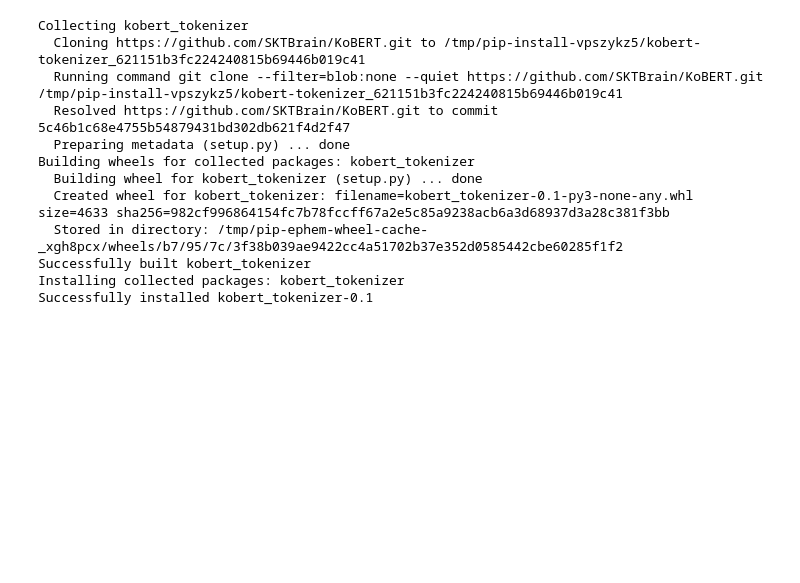
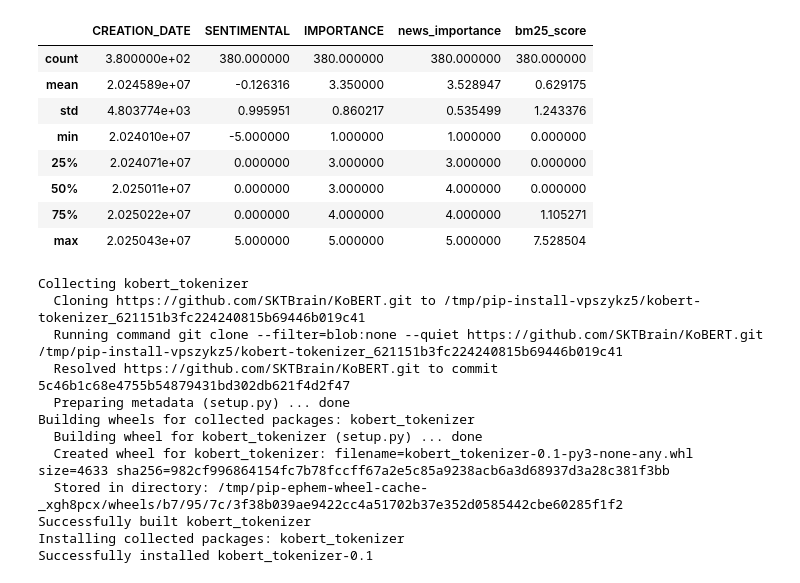
Before and after one commit to ares2012/temp, a Jupyter notebook: modeling2.ipynb, the cells around one changed output. Drawn from its saved outputs; the diff is of its cells as text; code cells hidden in the pictures; blank space fills up the shorter version.

```diff
--- a/modeling2.ipynb
+++ b/modeling2.ipynb
@@ -47,3 +38,37 @@ filtered_df = merged_df[merged_df['news_importance'] >= 4]
 #print(filtered_df)
 # %%
 !pip install rank_bm25 squarify --quiet --upgrade
+# %%
+from rank_bm25 import BM25Okapi
+
+# 문서 데이터
+#documents = filtered_df['CONTENTS'].tolist()
+documents = merged_df['CONTENTS'].tolist()
+
+# 문서를 토큰화
+def tokenizer(sent):
+  return sent.split(" ")
+tokenized_documents = [tokenizer(str(doc)) for doc in documents]
+
+# BM25 모델 생성
+bm25 = BM25Okapi(tokenized_documents)
+
+# 쿼리
+query = "철광석 공급망"
+tokenized_query = tokenizer(query)
+
+# 각 문서와 쿼리 간의 BM25 점수 계산
+scores = bm25.get_scores(tokenized_query)
+
+'''
+# 결과 출력
+for i, score in enumerate(scores):
+    print(f"Document {i + 1}: BM25 Score = {score:.4f}")
+'''
+
+print(bm25.get_top_n(tokenized_query, documents, n=2))
+
+# BM25 점수를 merged_df에 추가
+merged_df['bm25_score'] = scores
+# BM25 점수를 기준으로 내림차순 정렬
+sorted_df = merged_df.sort_values(by='bm25_score', ascending=False)
@@ -131,3 +102,15 @@ WARNING:matplotlib.font_manager:findfont: Font family 'NanumGothic' not found.
+# %%
+sorted_df.describe()
+# %% [output]
+|  | CREATION_DATE | SENTIMENTAL | IMPORTANCE | news_importance | bm25_score |
+| count | 3.800000e+02 | 380.000000 | 380.000000 | 380.000000 | 380.000000 |
+| mean | 2.024589e+07 | -0.126316 | 3.350000 | 3.528947 | 0.629175 |
+| std | 4.803774e+03 | 0.995951 | 0.860217 | 0.535499 | 1.243376 |
+| min | 2.024010e+07 | -5.000000 | 1.000000 | 1.000000 | 0.000000 |
+| 25% | 2.024071e+07 | 0.000000 | 3.000000 | 3.000000 | 0.000000 |
+| 50% | 2.025011e+07 | 0.000000 | 3.000000 | 4.000000 | 0.000000 |
+| 75% | 2.025022e+07 | 0.000000 | 4.000000 | 4.000000 | 1.105271 |
+| max | 2.025043e+07 | 5.000000 | 5.000000 | 5.000000 | 7.528504 |
 # %%
 !pip install 'git+https://github.com/SKTBrain/KoBERT.git#egg=kobert_tokenizer&subdirectory=kobert_hf'
 # %% [output]
```
Also changed, not shown: parts of 22 cells of this notebook.
